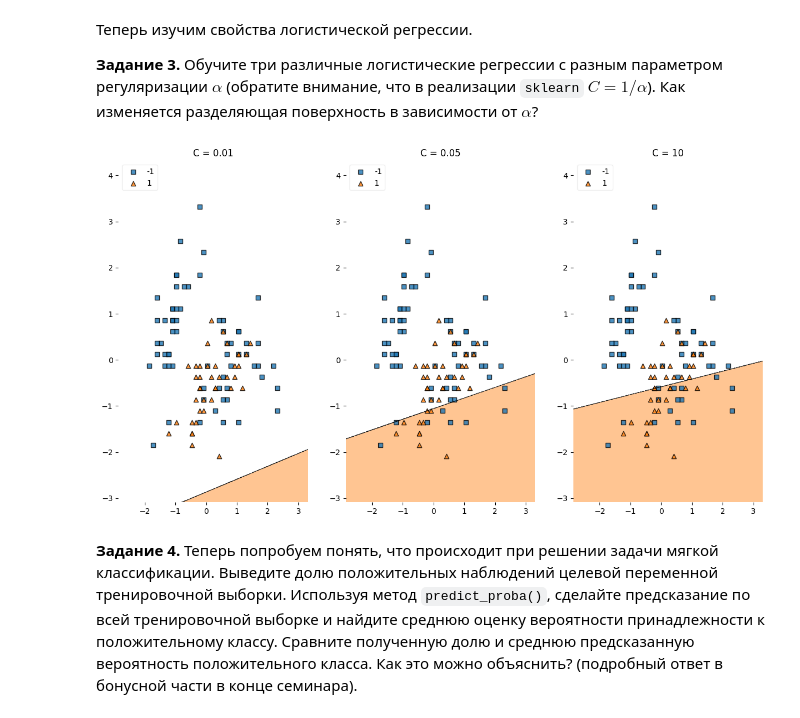
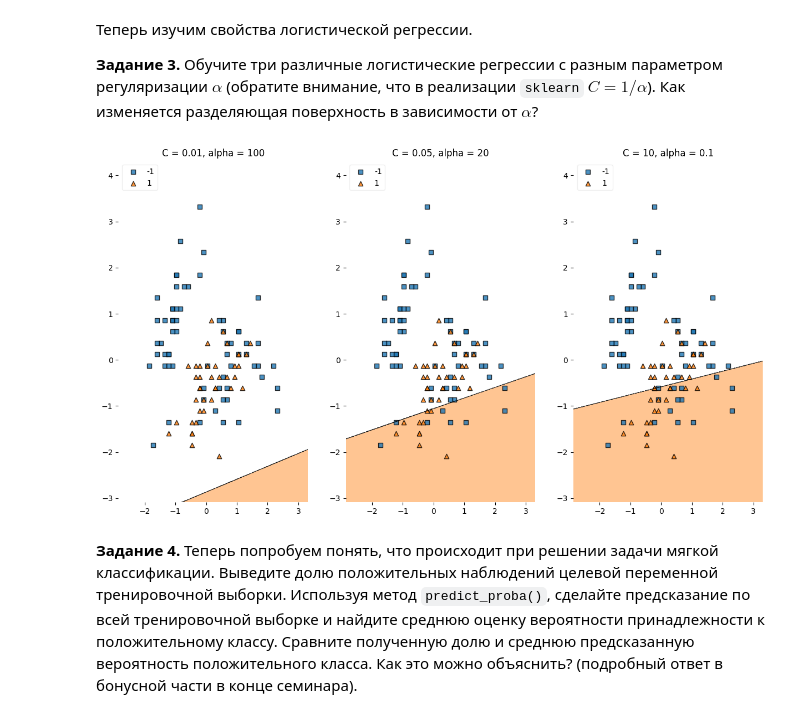
Before and after one commit to markblumenau/DA10_machine_learning, a Jupyter notebook: seminars/sem_04_logreg.ipynb, the cells around one changed output. Drawn from its saved outputs; the diff is of its cells as text; code cells hidden in the pictures.

```diff
--- a/seminars/sem_5_logreg.ipynb
+++ b/seminars/sem_04_logreg.ipynb
@@ -168,24 +176,24 @@ lr3 = LogisticRegression(C = C[2])
 # %%
 import matplotlib.pyplot as plt
 from mlxtend.plotting import plot_decision_regions
 import matplotlib.gridspec as gridspec
 import itertools
 gs = gridspec.GridSpec(1, 3)
 
 fig = plt.figure(figsize=(15,8))
 
-labels = ['C = 0.01', 'C = 0.05', 'C = 10']
+labels = ['C = 0.01, alpha = 100', 'C = 0.05, alpha = 20', 'C = 10, alpha = 0.1']
 for clf, lab, grd in zip([lr1, lr2, lr3],
                          labels,
                          itertools.product([0, 1, 2], repeat=2)):
     clf.fit(X_train, y_train)
     ax = plt.subplot(gs[grd[0], grd[1]])
     fig = plot_decision_regions(X = X_train, y = np.array(y_train), clf=clf, legend=2)
     plt.title(lab)
 
 plt.show()
 # %% [output]
-[figure, old version]
+[figure, new version]
 # %% [markdown]
 **Задание 4.** Теперь попробуем понять, что происходит при решении задачи мягкой классификации. Выведите долю положительных наблюдений целевой переменной тренировочной выборки. Используя метод `predict_proba()`, сделайте предсказание по всей тренировочной выборке и найдите среднюю оценку вероятности принадлежности к положительному классу. Сравните полученную долю и среднюю предсказанную вероятность положительного класса. Как это можно объяснить? (подробный ответ в бонусной части в конце семинара).
 # %%
```
Also changed, not shown: parts of 11 cells of this notebook, 1 other file.
